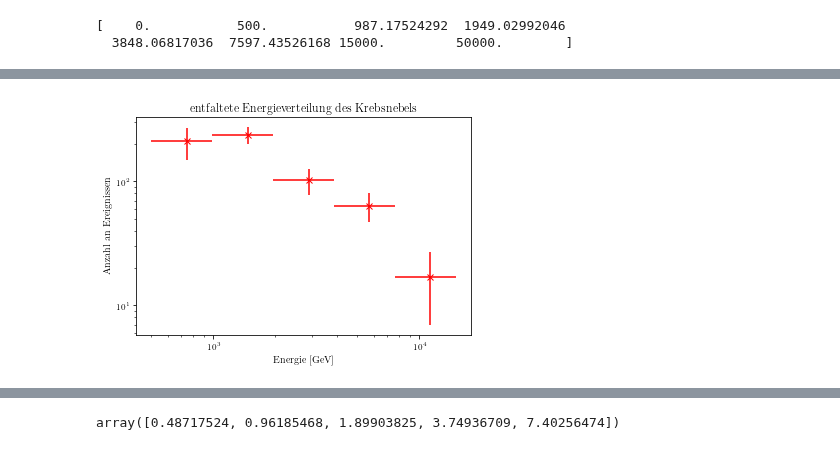
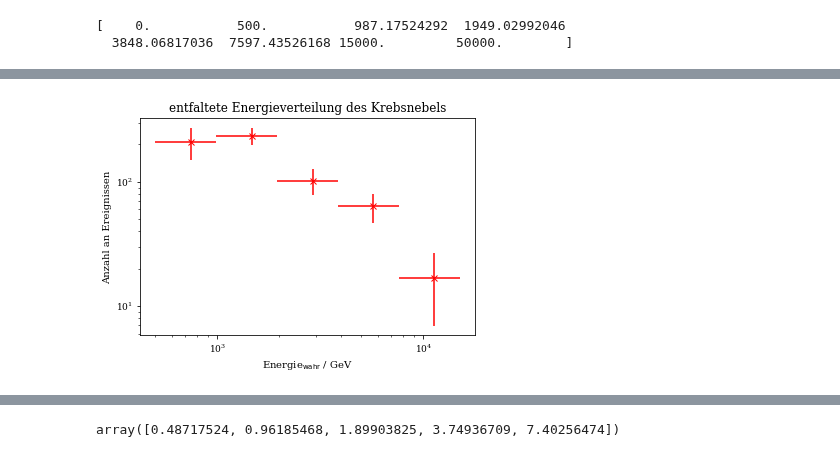
Before and after one commit to Ninilini/FP_Teilchen, a Jupyter notebook: FACT/plots/data_reading.ipynb, the cells around one changed output, grey strips where cells are left out. Cells and saved outputs as stored; diff of their text form; code cells hidden in the pictures.

```diff
--- a/FACT/plots/data_reading.ipynb
+++ b/FACT/plots/data_reading.ipynb
@@ -281,13 +281,13 @@ xerr=[(yedge[i] - yedge[i-1])/2 for i in range(2,len(yedge)-1)]
 # %%
 plt.errorbar(xpos, [x.nominal_value for x in fNSVD_unc], xerr=xerr, yerr=[x.std_dev for x in fNSVD_unc], fmt='rx')
 plt.xscale('log')
 plt.yscale('log')
-plt.xlabel('Energie [GeV]')
+plt.xlabel('Energie$_\mathrm{wahr}$ / GeV')
 plt.ylabel('Anzahl an Ereignissen')
 plt.title('entfaltete Energieverteilung des Krebsnebels')
 plt.savefig('Entfaltung_1.pdf')
 # %% [output]
-[figure, old version]
+[figure, new version]
 # %%
 # negative Log-Likelihood-Entfaltung
 def NegLog(f, A, b, g):
```
Also changed, not shown: parts of 11 cells of this notebook.
